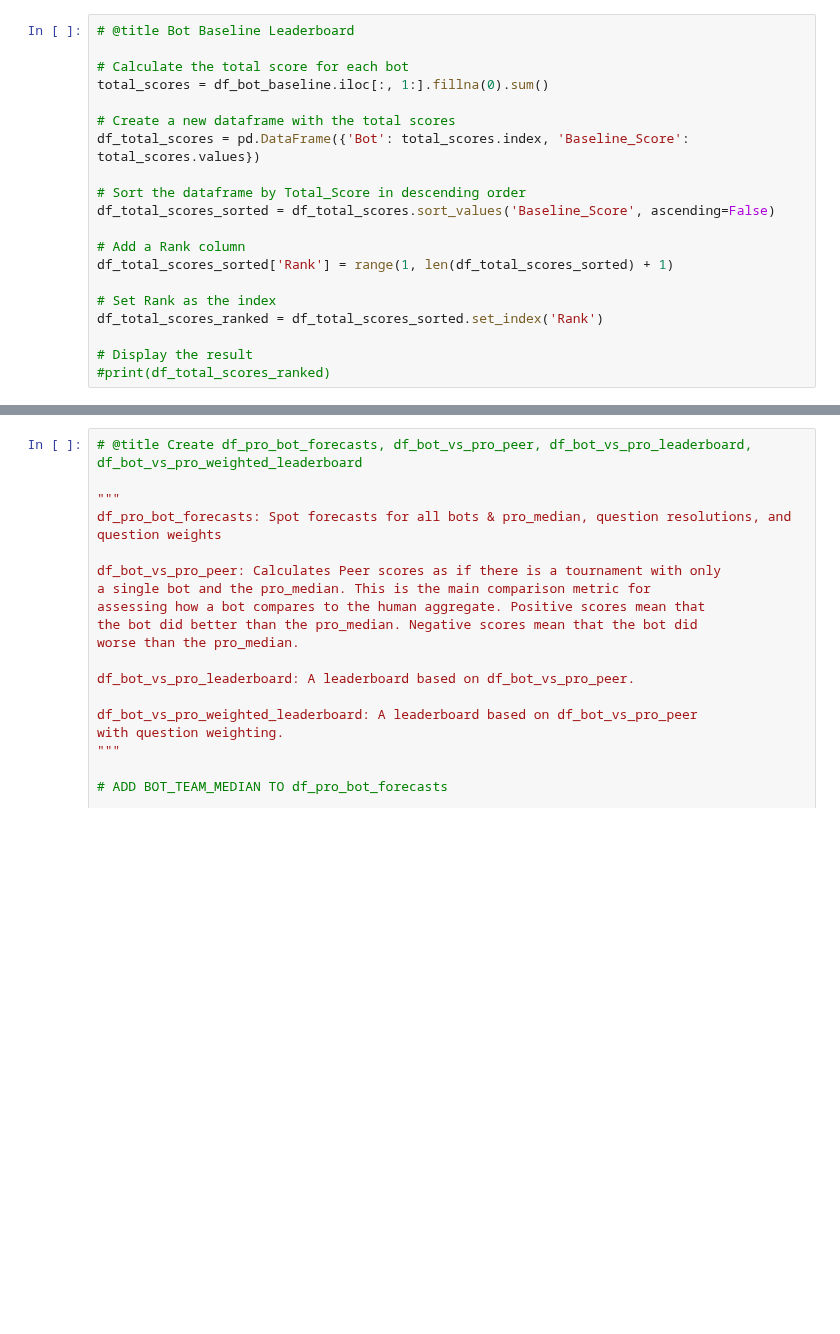
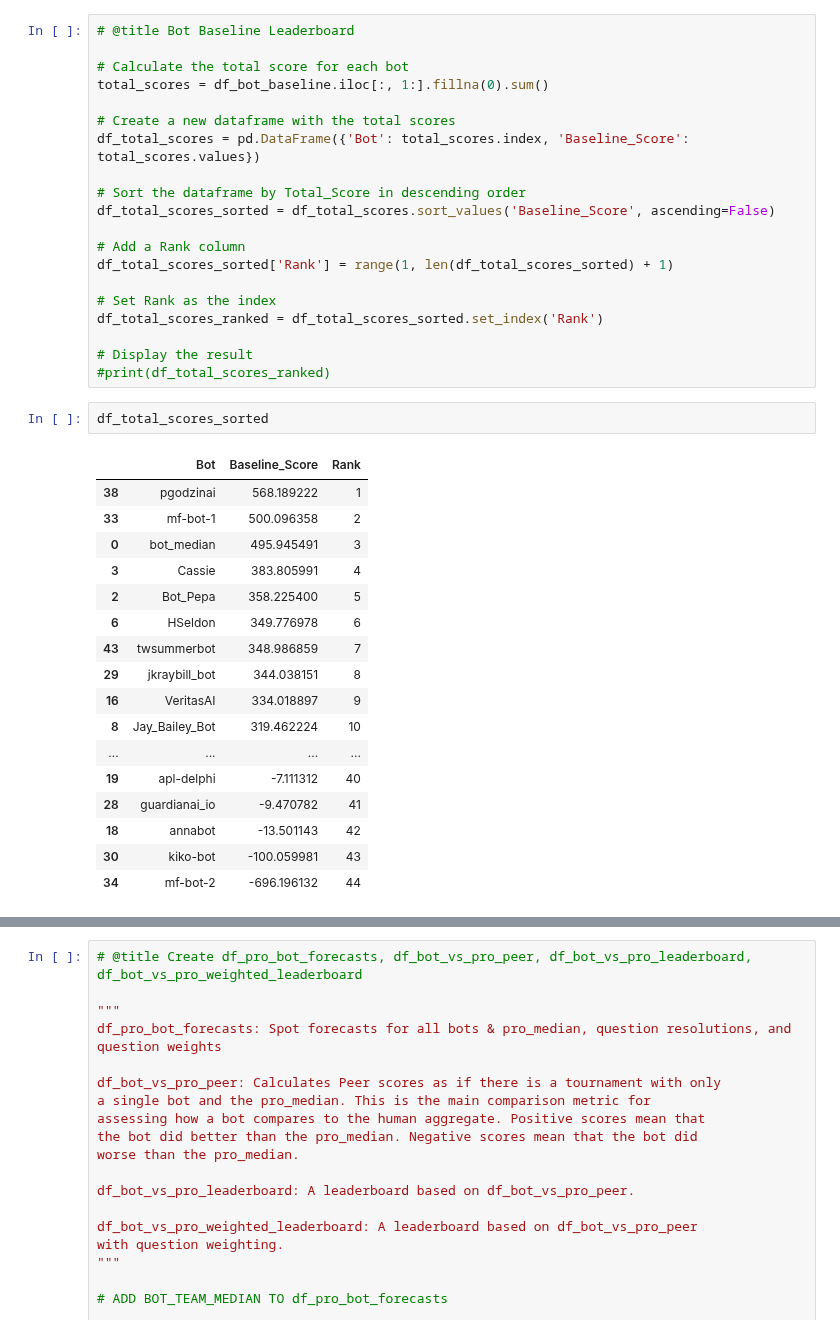
Before and after one commit to Metaculus/aib-analysis, a Jupyter notebook: Copy_of_AI_BENCHMARKING_LEADERBOARDS.ipynb, the cells around one changed output, grey strips where cells are left out. Drawn from its saved outputs; the diff is of its cells as text; blank space fills up the shorter version.

Commit message:
add fields to score data; good thru bot leaderboard

```diff
--- a/Copy_of_AI_BENCHMARKING_LEADERBOARDS.ipynb
+++ b/Copy_of_AI_BENCHMARKING_LEADERBOARDS.ipynb
@@ -521,3 +513,23 @@ df_total_scores_ranked = df_total_scores_sorted.set_index('Rank')
 
 # Display the result
 #print(df_total_scores_ranked)
+# %%
+df_total_scores_sorted
+# %% [output]
+|  | Bot | Baseline_Score | Rank |
+| 38 | pgodzinai | 568.189222 | 1 |
+| 33 | mf-bot-1 | 500.096358 | 2 |
+| 0 | bot_median | 495.945491 | 3 |
+| 3 | Cassie | 383.805991 | 4 |
+| 2 | Bot_Pepa | 358.225400 | 5 |
+| 6 | HSeldon | 349.776978 | 6 |
+| 43 | twsummerbot | 348.986859 | 7 |
+| 29 | jkraybill_bot | 344.038151 | 8 |
+| 16 | VeritasAI | 334.018897 | 9 |
+| 8 | Jay_Bailey_Bot | 319.462224 | 10 |
+| ... | ... | ... | ... |
+| 19 | apl-delphi | -7.111312 | 40 |
+| 28 | guardianai_io | -9.470782 | 41 |
+| 18 | annabot | -13.501143 | 42 |
+| 30 | kiko-bot | -100.059981 | 43 |
+| 34 | mf-bot-2 | -696.196132 | 44 |
```
Also changed, not shown: parts of 15 cells of this notebook.
